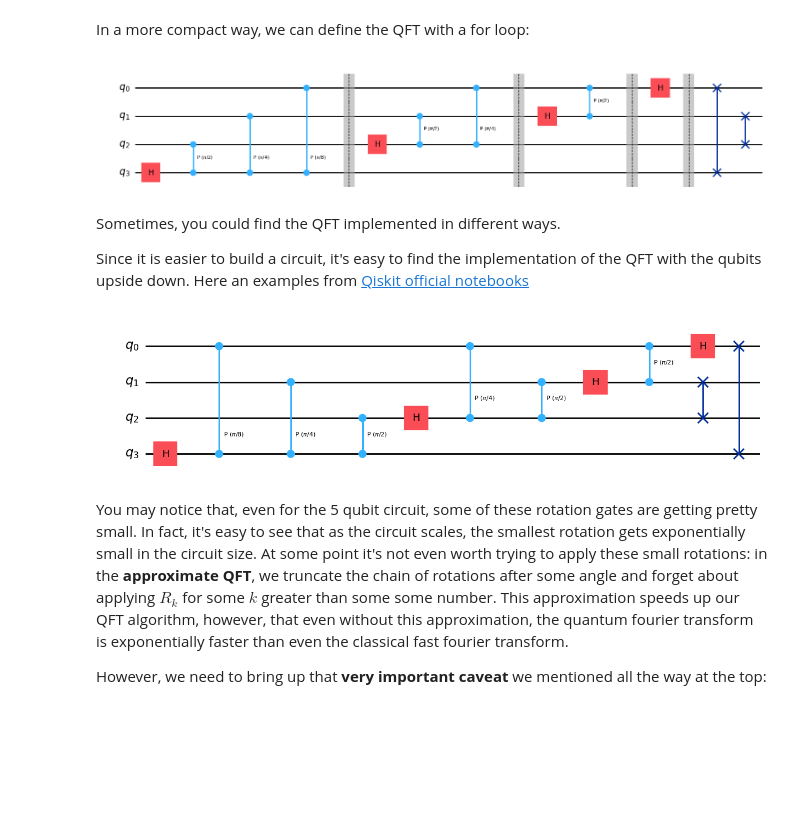
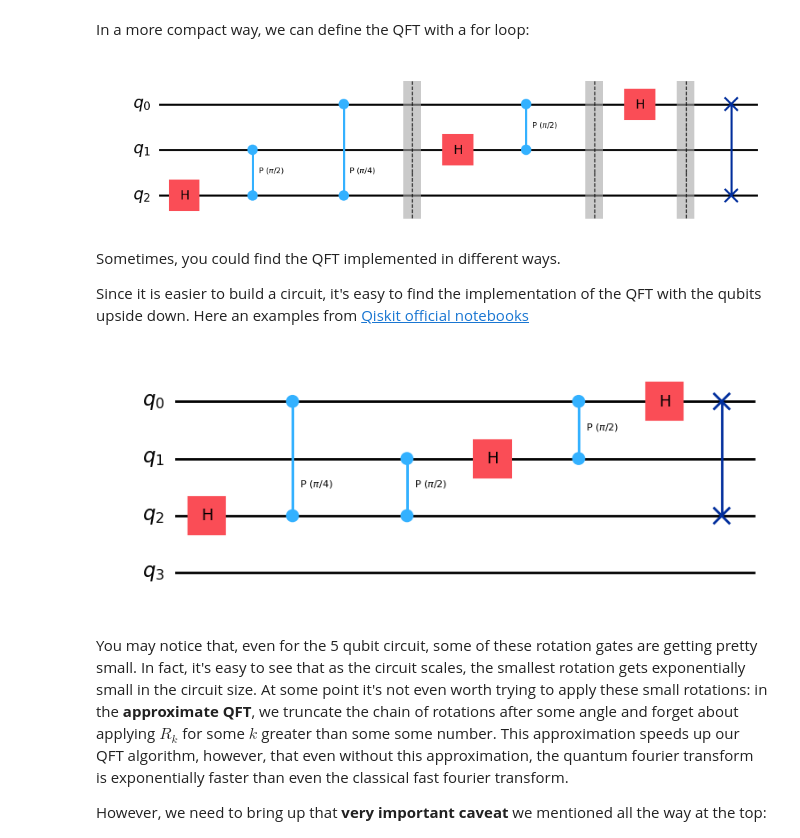
Before and after one commit to NicolaAssolini98/QuantumLab, a Jupyter notebook: Lab5/1_QFT.ipynb, the cells around one changed output. Cells and saved outputs as stored; diff of their text form; code cells hidden in the pictures; blank space fills up the shorter version.

```diff
--- a/Lab5/1_QFT.ipynb
+++ b/Lab5/1_QFT.ipynb
@@ -279,26 +285,26 @@ In a more compact way, we can define the QFT with a for loop:
 # %%
 from numpy import pi
 
 # number of qubits
-n = 4
+n = 3
 q = QuantumRegister(n, name='q')
 qc = QuantumCircuit(q)
 
 
 # QFT with n qubits
 # First we apply hadamard and control phase gates
 for j in range(n-1,-1,-1):
     qc.h(q[j])
     for k in range(j):
         qc.cp(pi/2**(k+1), q[j-1-k], q[j])
     qc.barrier()
 # Now finish the QFT by reversing the order of the qubits
 for j in range(n//2):
     qc.swap(q[j], q[n-j-1])
 
 qc.draw('mpl')
 # %% [output]
-[figure, old version]
+[figure, new version]
 # %% [markdown]
 Sometimes, you could find the QFT implemented in different ways.
 
@@ -330,10 +336,10 @@ def qft(circuit, n):
 
 # Let's see how it looks:
 qc = QuantumCircuit(4)
-qft(qc,4)
+qft(qc,3)
 qc.draw('mpl')
 # %% [output]
-[figure, old version]
+[figure, new version]
 # %% [markdown]
 You may notice that, even for the 5 qubit circuit, some of these rotation gates are getting pretty small.
 In fact, it's easy to see that as the circuit scales, the smallest rotation gets exponentially small in the circuit size.
```
Also changed, not shown: parts of 7 cells of this notebook, 8 other files.
